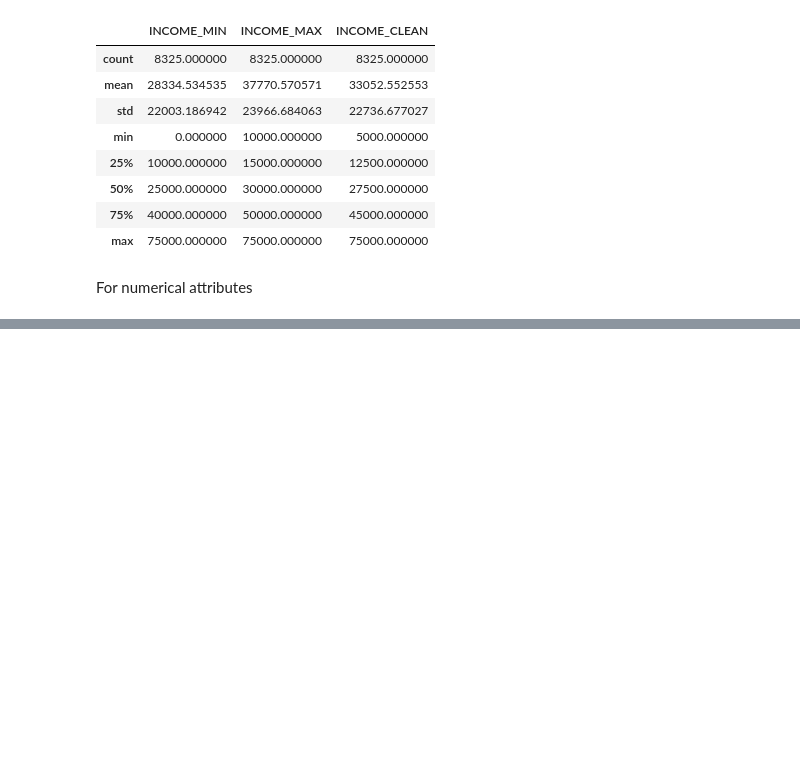
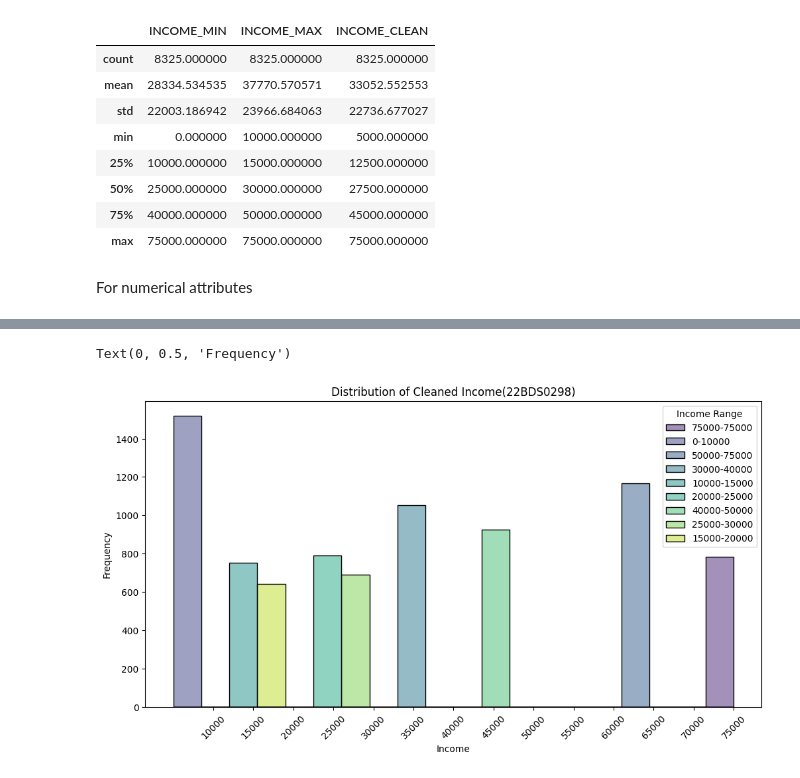
Before and after one commit to ShrutiG-24/-BCSE331L-Exploratory-Data-Analysis, a Jupyter notebook: 22BDS0298.ipynb, the cells around one changed output, grey strips where cells are left out. Drawn from its saved outputs; the diff is of its cells as text; code cells hidden in the pictures; blank space fills up the shorter version.

```diff
--- a/22BDS0298.ipynb
+++ b/22BDS0298.ipynb
@@ -391,0 +419,11 @@ df_clean[['AGE', 'OCCUPATION', 'AREA', 'DUAL.INCOMES', 'HOUSEHOLD.SIZE',
+# %%
+plt.figure(figsize=(12, 6))
+sns.histplot(data=df_clean, x='INCOME_CLEAN', bins=20, hue='Income Range', palette='viridis')
+plt.xticks(np.arange(10000, 80000, 5000), rotation=45)
+
+plt.title('Distribution of Cleaned Income(22BDS0298)')
+plt.xlabel('Income')
+plt.ylabel('Frequency')
+# %% [output]
+Text(0, 0.5, 'Frequency')
+[figure, added]
```
Also changed, not shown: parts of 11 cells of this notebook.
